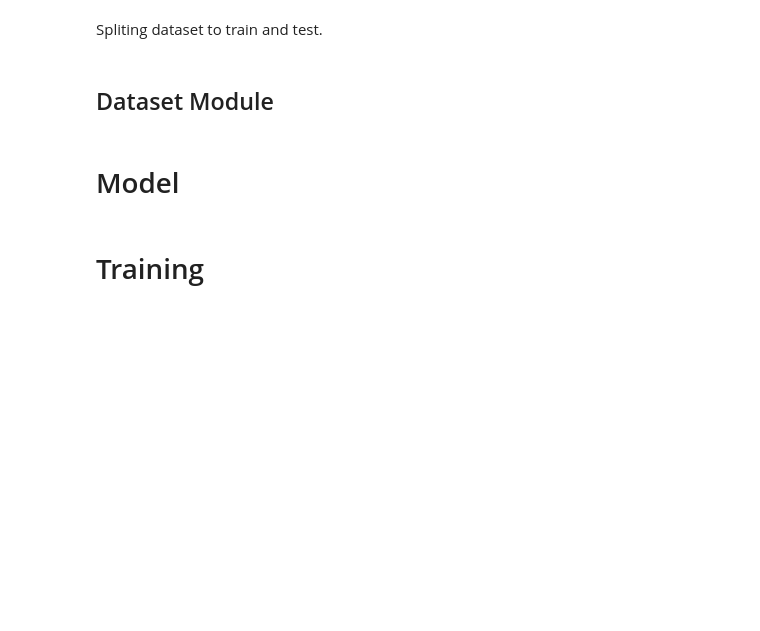
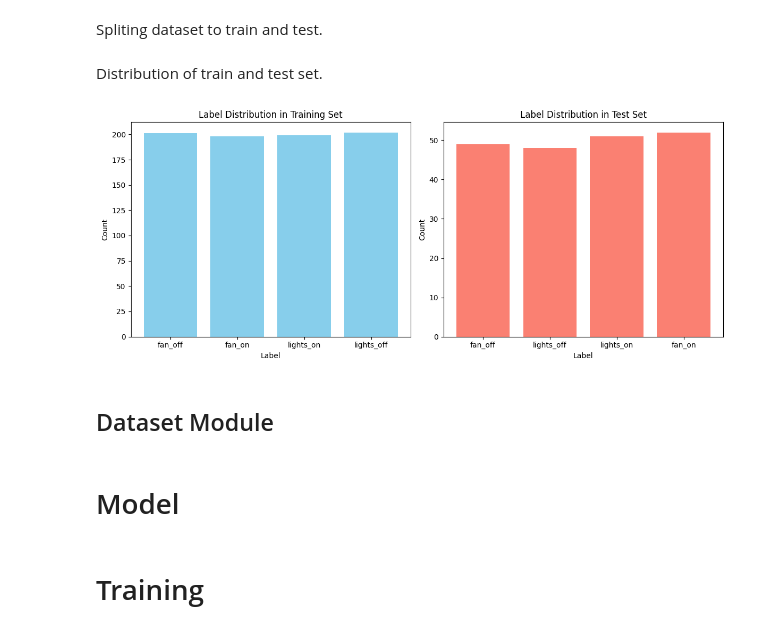
Before and after one commit to thaiquangphat/hcmut-multidisciplinary-project, a Jupyter notebook: text/train.ipynb, the cells around one changed output. Drawn from its saved outputs; the diff is of its cells as text; code cells hidden in the pictures; blank space fills up the shorter version.

```diff
--- a/text/train.ipynb
+++ b/text/train.ipynb
@@ -58,6 +61,41 @@ X = vectorizer.fit_transform(texts).toarray()
 
 # Split dataset
 X_train, X_test, y_train, y_test = train_test_split(X, y, test_size=0.2, random_state=42)
+# %% [markdown]
+Distribution of train and test set.
+# %%
+# Count label occurrences
+train_counter = Counter(y_train)
+test_counter = Counter(y_test)
+
+# Map label indices back to names for readability
+inverse_label_map = {v: k for k, v in label_map.items()}
+
+# Convert counts to label names
+train_labels = [inverse_label_map[i] for i in train_counter.keys()]
+test_labels = [inverse_label_map[i] for i in test_counter.keys()]
+
+# Plot
+fig, axes = plt.subplots(1, 2, figsize=(12, 5))
+
+# Train set distribution
+axes[0].bar(train_labels, train_counter.values(), color='skyblue')
+axes[0].set_title('Label Distribution in Training Set')
+axes[0].set_xlabel('Label')
+axes[0].set_ylabel('Count')
+axes[0].tick_params(axis='x', rotation=0)
+
+# Test set distribution
+axes[1].bar(test_labels, test_counter.values(), color='salmon')
+axes[1].set_title('Label Distribution in Test Set')
+axes[1].set_xlabel('Label')
+axes[1].set_ylabel('Count')
+axes[1].tick_params(axis='x', rotation=0)
+
+plt.tight_layout()
+plt.show()
+# %% [output]
+[figure, added]
 # %% [markdown]
 ## Dataset Module
 # %%
```
Also changed, not shown: parts of 17 cells of this notebook, 5 other files.
